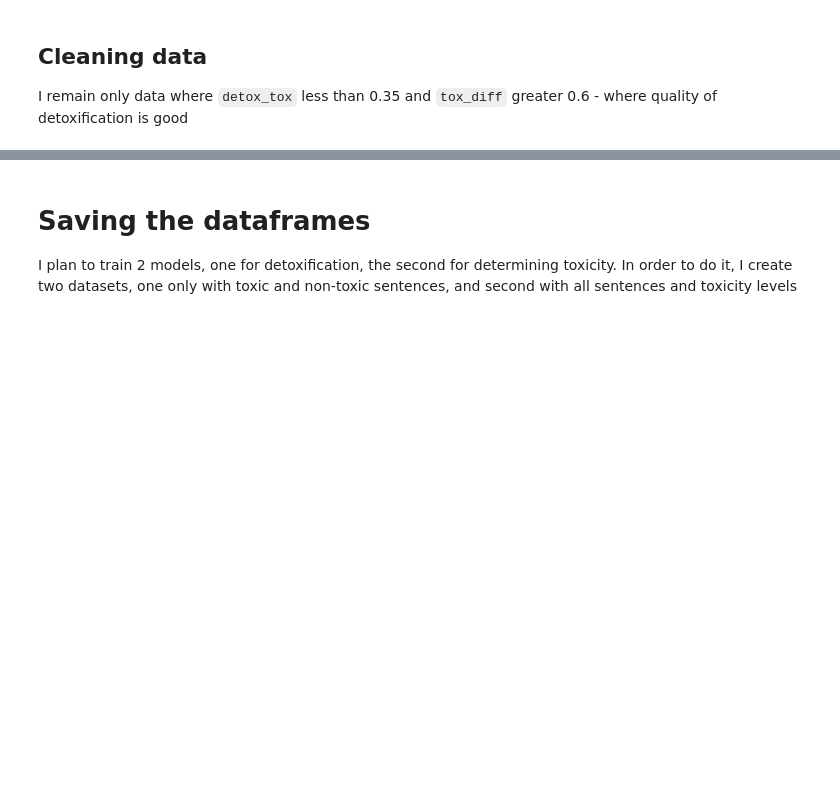
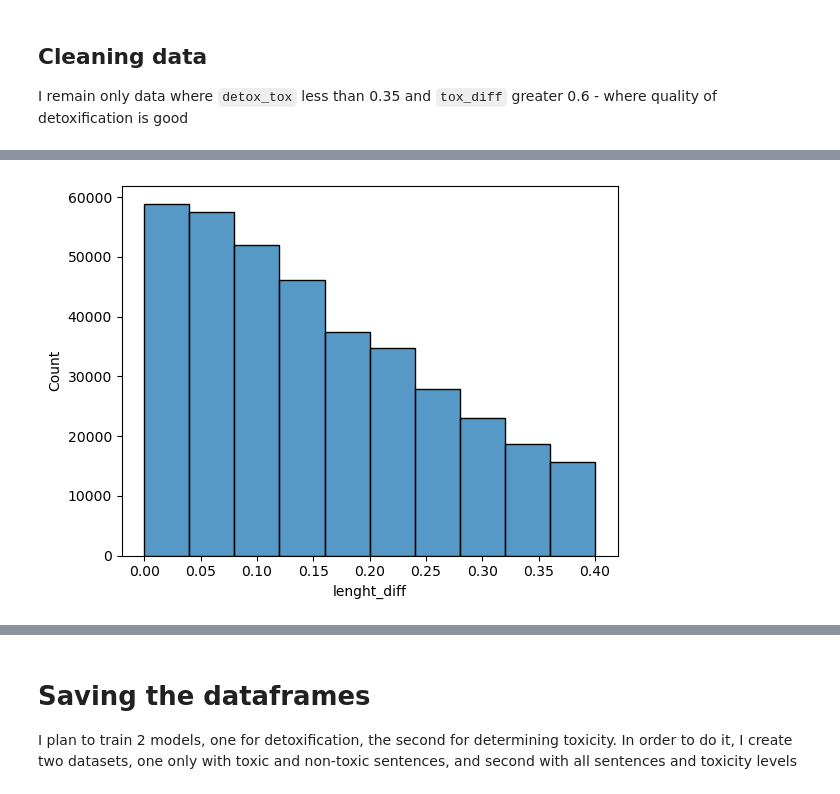
Before and after one commit to slewie/TextDetoxification, a Jupyter notebook: notebooks/1.0-initial-data-exporation.ipynb, the cells around one changed output, grey strips where cells are left out. Cells and saved outputs as stored; diff of their text form; code cells hidden in the pictures; blank space fills up the shorter version.

```diff
--- a/notebooks/1.0-initial-data-exporation.ipynb
+++ b/notebooks/1.0-initial-data-exporation.ipynb
@@ -96,0 +138,4 @@ df = df[(df['detox_tox'] < 0.35) & (df['tox_diff'] > 0.6)]
+# %%
+sns.histplot(length_df['lenght_diff'], bins=10);
+# %% [output]
+[figure, added]
```
Also changed, not shown: parts of 14 cells of this notebook, 5 other files.
